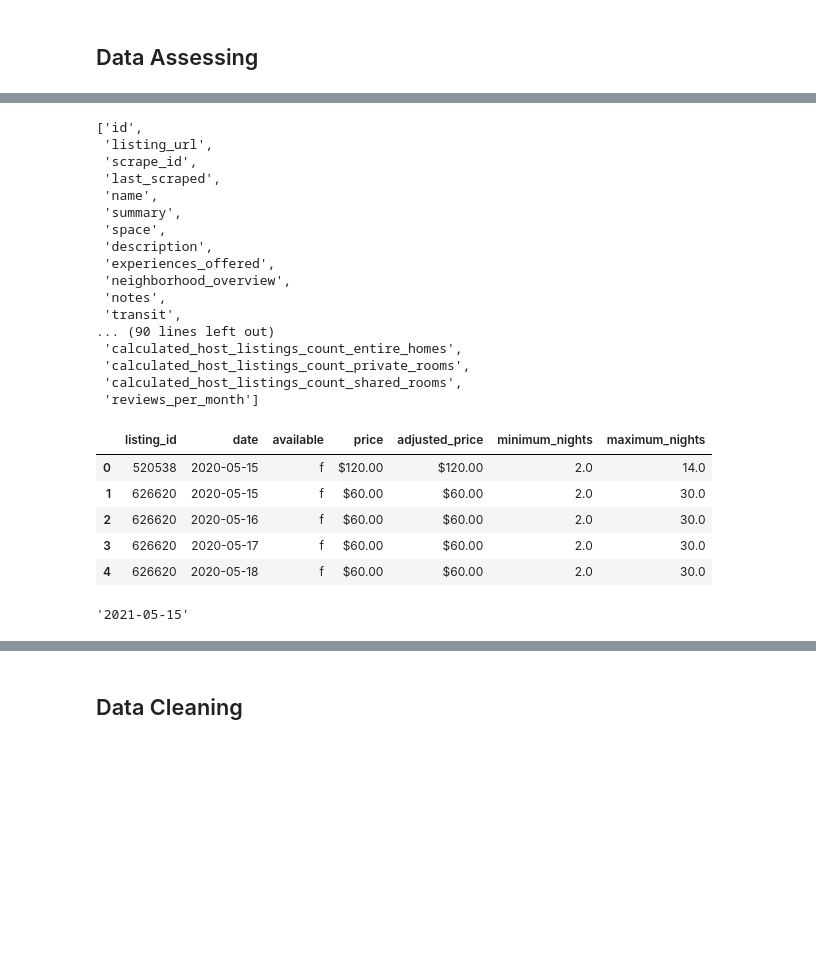
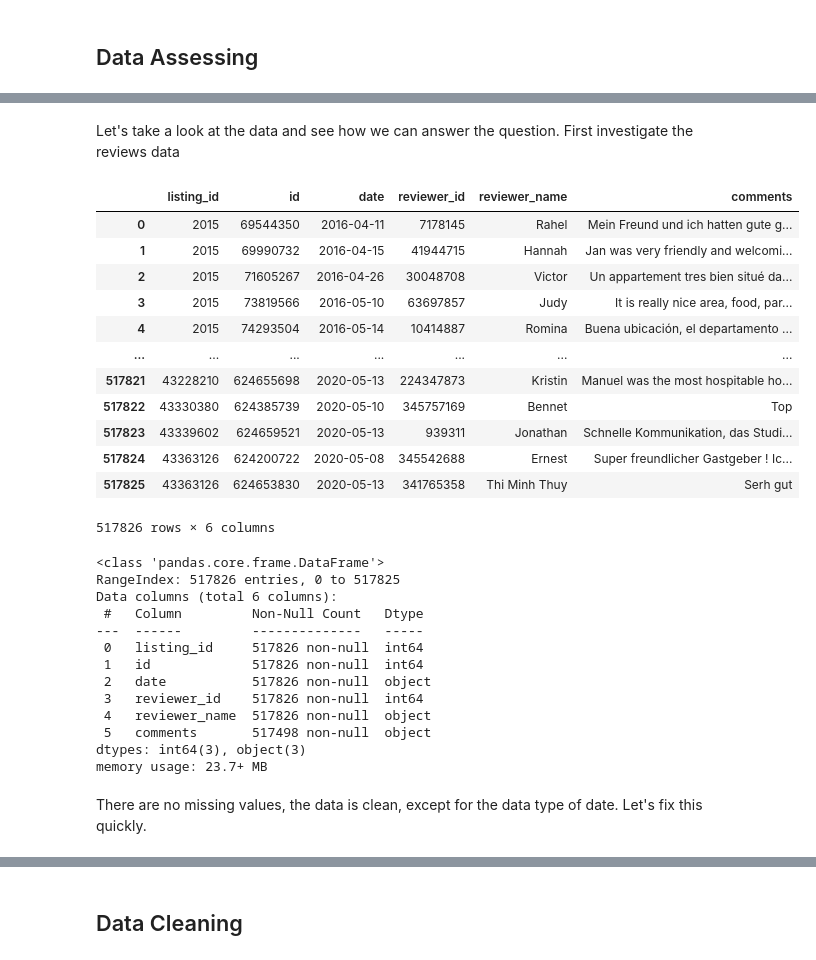
Before and after one commit to yuokamura/AirBnB_Berlin, a Jupyter notebook: Airbnb_Project.ipynb, the cells around one changed output, grey strips where cells are left out. Drawn from its saved outputs; the diff is of its cells as text; code cells hidden in the pictures; blank space fills up the shorter version.

```diff
--- a/Airbnb_Project.ipynb
+++ b/Airbnb_Project.ipynb
@@ -33,34 +21,39 @@ df_listings.describe()
-# %%
-df_listings.columns.to_list()
-# %% [output]
-['id',
- 'listing_url',
- 'scrape_id',
- 'last_scraped',
- 'name',
- 'summary',
- 'space',
- 'description',
- 'experiences_offered',
- 'neighborhood_overview',
- 'notes',
- 'transit',
-... (90 lines left out)
- 'calculated_host_listings_count_entire_homes',
- 'calculated_host_listings_count_private_rooms',
- 'calculated_host_listings_count_shared_rooms',
- 'reviews_per_month']
+# %% [markdown]
+Let's take a look at the data and see how we can answer the question.
+First investigate the reviews data
 # %%
-df_calender = pd.read_csv('data/calendar.csv.gz')
-df_calender.head(5)
+df_reviews = pd.read_csv('data/reviews.csv.gz')
-# %% [output]
-|  | listing_id | date | available | price | adjusted_price | minimum_nights | maximum_nights |
-| 0 | 520538 | 2020-05-15 | f | $120.00 | $120.00 | 2.0 | 14.0 |
-| 1 | 626620 | 2020-05-15 | f | $60.00 | $60.00 | 2.0 | 30.0 |
-| 2 | 626620 | 2020-05-16 | f | $60.00 | $60.00 | 2.0 | 30.0 |
-| 3 | 626620 | 2020-05-17 | f | $60.00 | $60.00 | 2.0 | 30.0 |
-| 4 | 626620 | 2020-05-18 | f | $60.00 | $60.00 | 2.0 | 30.0 |
-# %%
-df_calender.date.max()
-# %% [output]
-'2021-05-15'
+# %%
+df_reviews
+# %% [output]
+|  | listing_id | id | date | reviewer_id | reviewer_name | comments |
+| 0 | 2015 | 69544350 | 2016-04-11 | 7178145 | Rahel | Mein Freund und ich hatten gute g... |
+| 1 | 2015 | 69990732 | 2016-04-15 | 41944715 | Hannah | Jan was very friendly and welcomi... |
+| 2 | 2015 | 71605267 | 2016-04-26 | 30048708 | Victor | Un appartement tres bien situé da... |
+| 3 | 2015 | 73819566 | 2016-05-10 | 63697857 | Judy | It is really nice area, food, par... |
+| 4 | 2015 | 74293504 | 2016-05-14 | 10414887 | Romina | Buena ubicación, el departamento ... |
+| ... | ... | ... | ... | ... | ... | ... |
+| 517821 | 43228210 | 624655698 | 2020-05-13 | 224347873 | Kristin | Manuel was the most hospitable ho... |
+| 517822 | 43330380 | 624385739 | 2020-05-10 | 345757169 | Bennet | Top |
+| 517823 | 43339602 | 624659521 | 2020-05-13 | 939311 | Jonathan | Schnelle Kommunikation, das Studi... |
+| 517824 | 43363126 | 624200722 | 2020-05-08 | 345542688 | Ernest | Super freundlicher Gastgeber ! Ic... |
+| 517825 | 43363126 | 624653830 | 2020-05-13 | 341765358 | Thi Minh Thuy | Serh gut |
+517826 rows × 6 columns
+# %%
+df_reviews.info()
+# %% [output]
+<class 'pandas.core.frame.DataFrame'>
+RangeIndex: 517826 entries, 0 to 517825
+Data columns (total 6 columns):
+ #   Column         Non-Null Count   Dtype
+---  ------         --------------   -----
+ 0   listing_id     517826 non-null  int64
+ 1   id             517826 non-null  int64
+ 2   date           517826 non-null  object
+ 3   reviewer_id    517826 non-null  int64
+ 4   reviewer_name  517826 non-null  object
+ 5   comments       517498 non-null  object
+dtypes: int64(3), object(3)
+memory usage: 23.7+ MB
+# %% [markdown]
+There are no missing values, the data is clean, except for the data type of date.  Let's fix this quickly.
```
Also changed, not shown: parts of 11 cells of this notebook.
